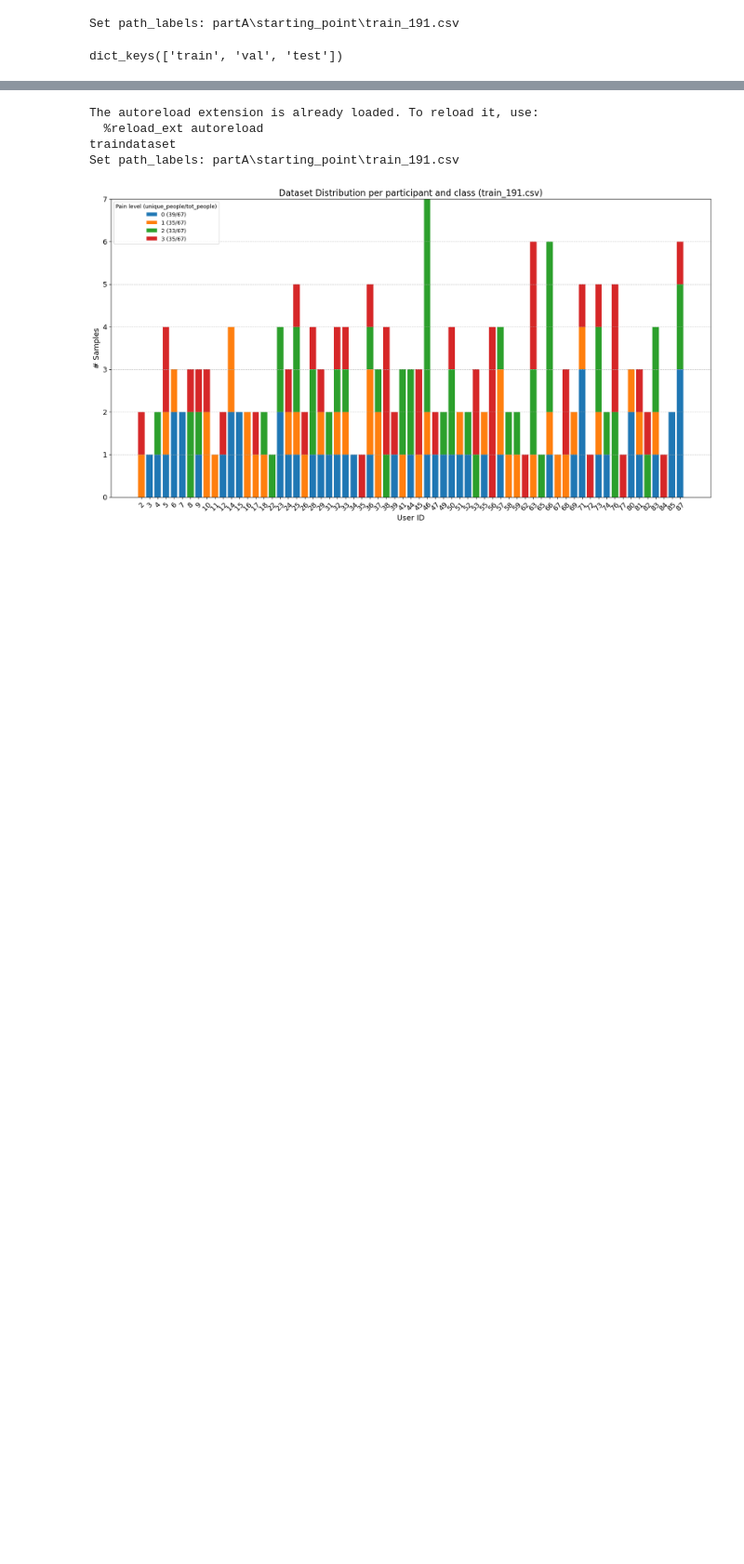
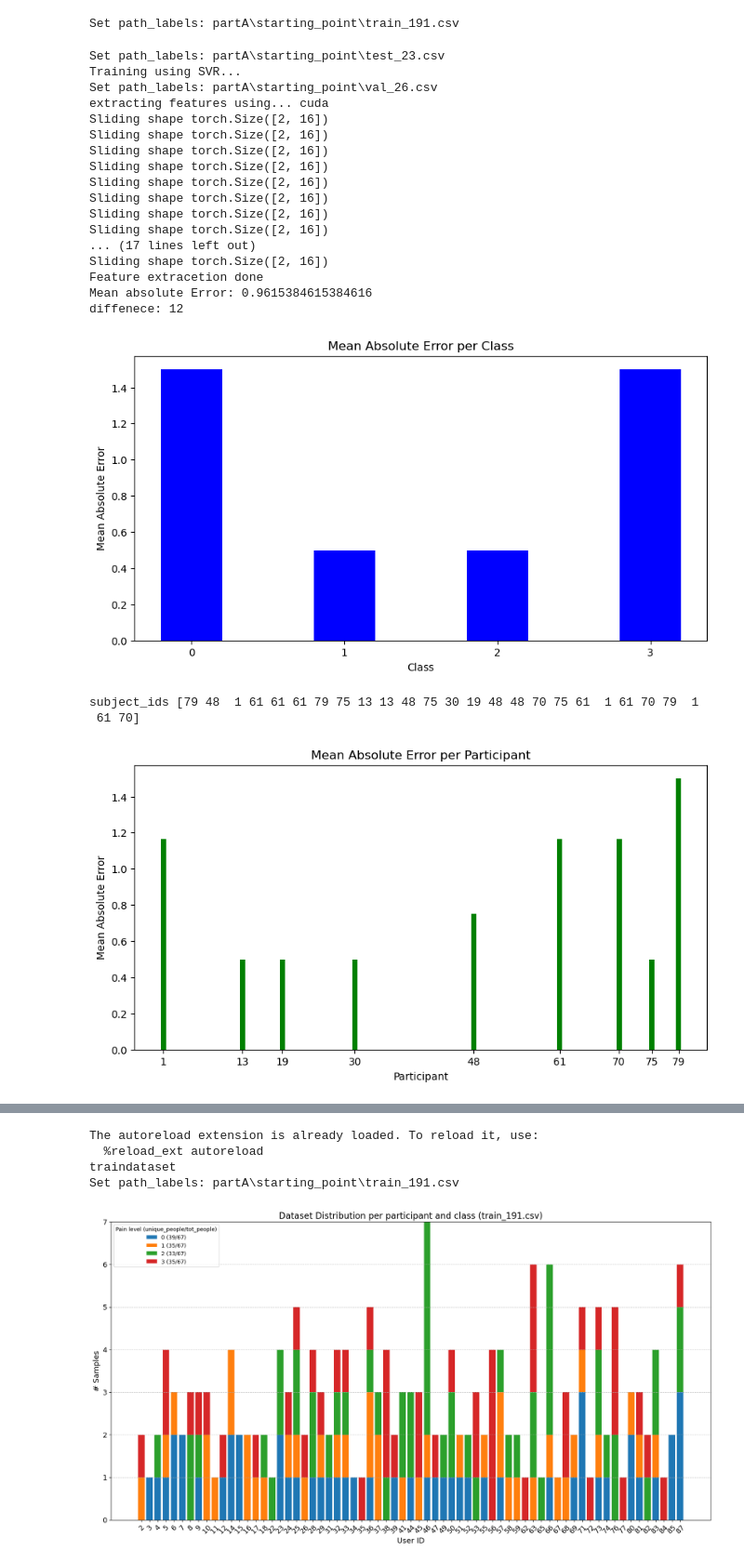
Before and after one commit to villifCoder559/PainAssessmentVideo, a Jupyter notebook: test.ipynb, the cells around one changed output, grey strips where cells are left out. Shown at 93% size. Saved outputs shown, nothing was run; the diff lists cells and outputs as text; code cells hidden in the pictures; blank space fills up the shorter version.

```diff
--- a/test.ipynb
+++ b/test.ipynb
@@ -145,4 +139,25 @@ Set path_labels: partA\starting_point\train_191.csv
-# %%
-path_dict.keys()
-# %% [output]
-dict_keys(['train', 'val', 'test'])
+# %%
+model_advanced.dataset.set_path_labels('test')
+model_advanced.train()
+# %% [output]
+Set path_labels: partA\starting_point\test_23.csv
+Training using SVR...
+Set path_labels: partA\starting_point\val_26.csv
+extracting features using... cuda
+Sliding shape torch.Size([2, 16])
+Sliding shape torch.Size([2, 16])
+Sliding shape torch.Size([2, 16])
+Sliding shape torch.Size([2, 16])
+Sliding shape torch.Size([2, 16])
+Sliding shape torch.Size([2, 16])
+Sliding shape torch.Size([2, 16])
+Sliding shape torch.Size([2, 16])
+... (17 lines left out)
+Sliding shape torch.Size([2, 16])
+Feature extracetion done
+Mean absolute Error: 0.9615384615384616
+diffenece: 12
+[figure, added]
+subject_ids [79 48  1 61 61 61 79 75 13 13 48 75 30 19 48 48 70 75 61  1 61 70 79  1
+ 61 70]
+[figure, added]
```
Also changed, not shown: parts of 7 cells of this notebook.
